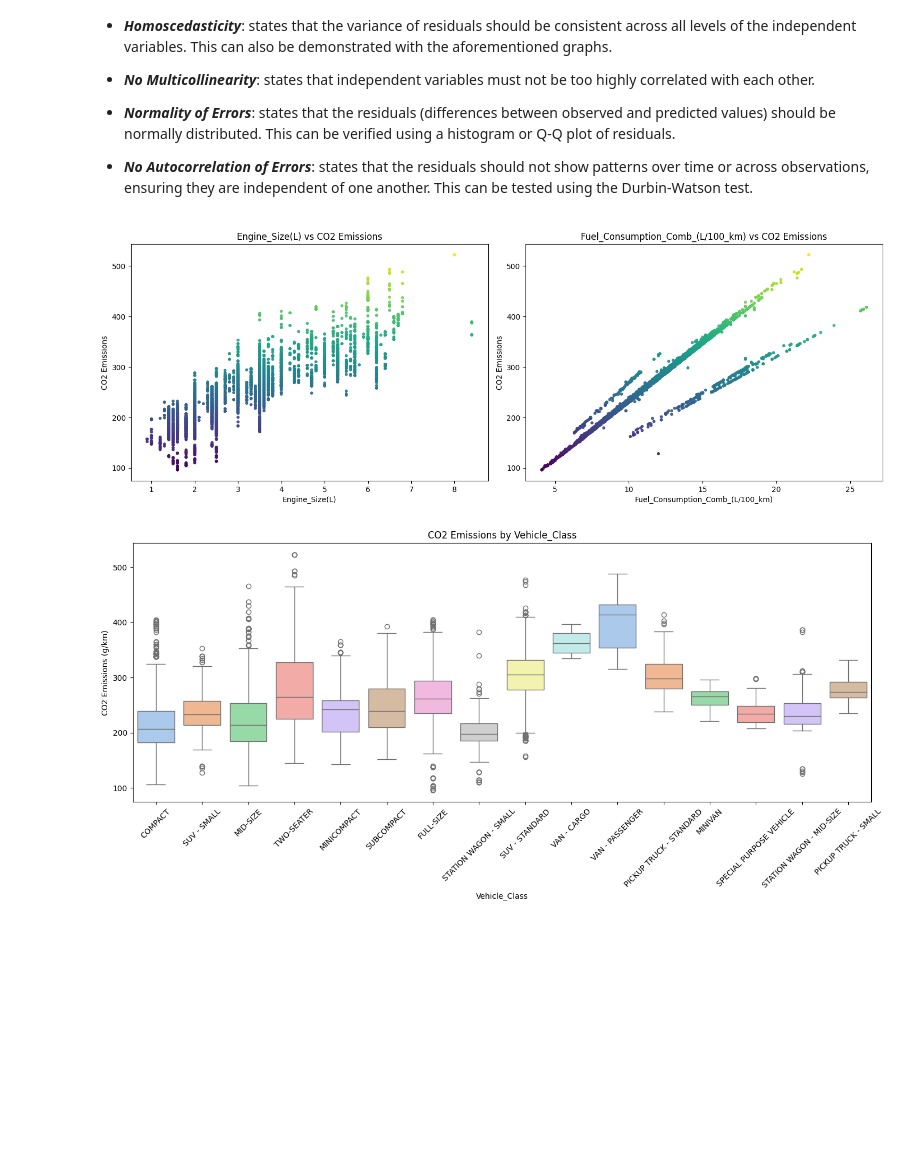
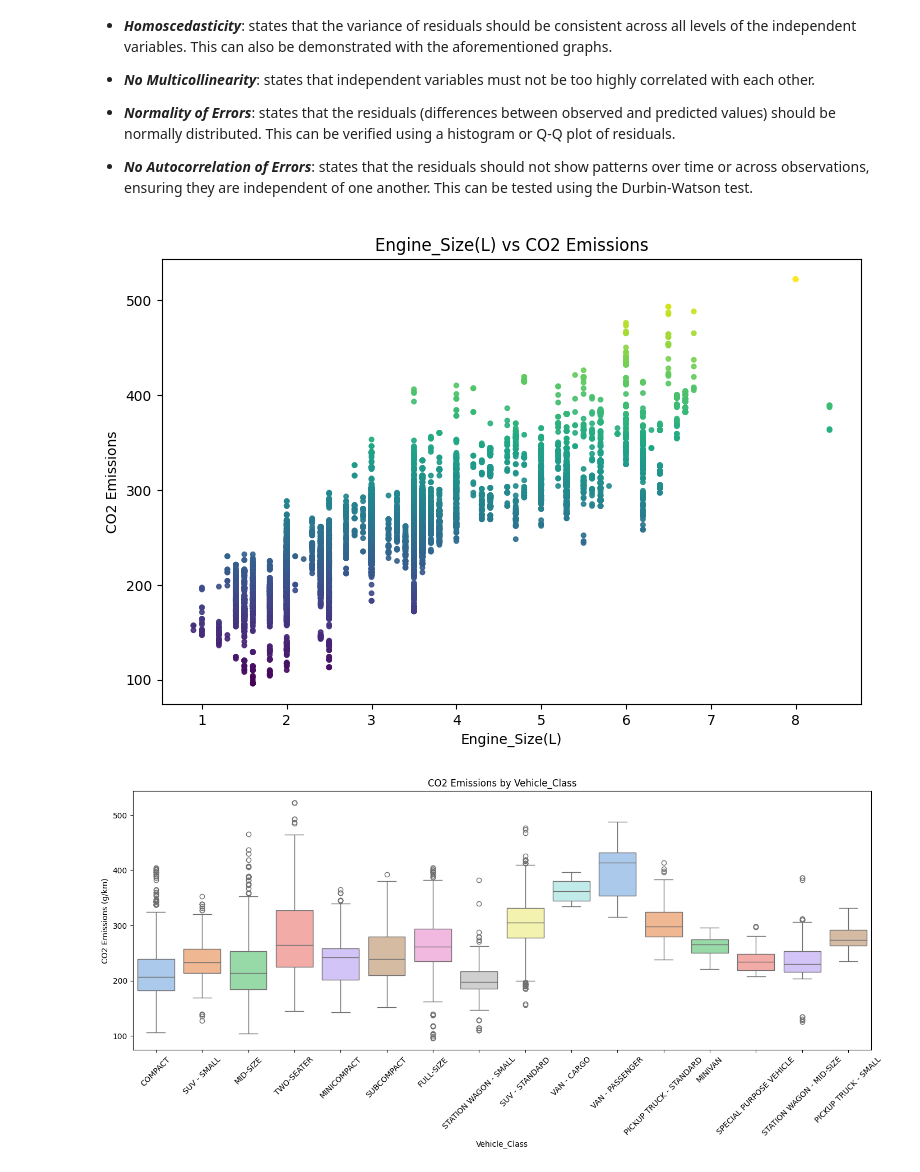
Before and after one commit to timid-angel/co2-emissions-prediction-model, a Jupyter notebook: Linear_Regression02.ipynb, the cells around one changed output. Saved outputs shown, nothing was run; the diff lists cells and outputs as text; code cells hidden in the pictures; blank space fills up the shorter version.

```diff
--- a/Linear_Regression02.ipynb
+++ b/Linear_Regression02.ipynb
@@ -190,20 +190,20 @@ The following are the conditions that determine whether linear regression is an
 - ***No Autocorrelation of Errors***: states that the residuals should not show patterns over time or across observations, ensuring they are independent of one another. This can be tested using the Durbin-Watson test.
 # %%
 # plot numerical features
-numerical_features = ['Engine_Size(L)', 'Fuel_Consumption_Comb_(L/100_km)']
+numerical_features = ['Engine_Size(L)']
 
 plt.figure(figsize=(15, 10))
 for i, feature in enumerate(numerical_features):
     plt.subplot(2, 2, i + 1)
     plt.scatter(data_x[feature], data_y, s=10, c=data_y, cmap="viridis", alpha=0.9)
     plt.title(f'{feature} vs CO2 Emissions')
     plt.xlabel(feature)
     plt.ylabel("CO2 Emissions")
 
 plt.tight_layout()
 plt.show()
 # %% [output]
-[figure, old version]
+[figure, new version]
 # %%
 # plot categorical features
 categorical_features = ['Vehicle_Class', 'Make', 'Transmission']
```
Also changed, not shown: parts of 15 cells of this notebook.
